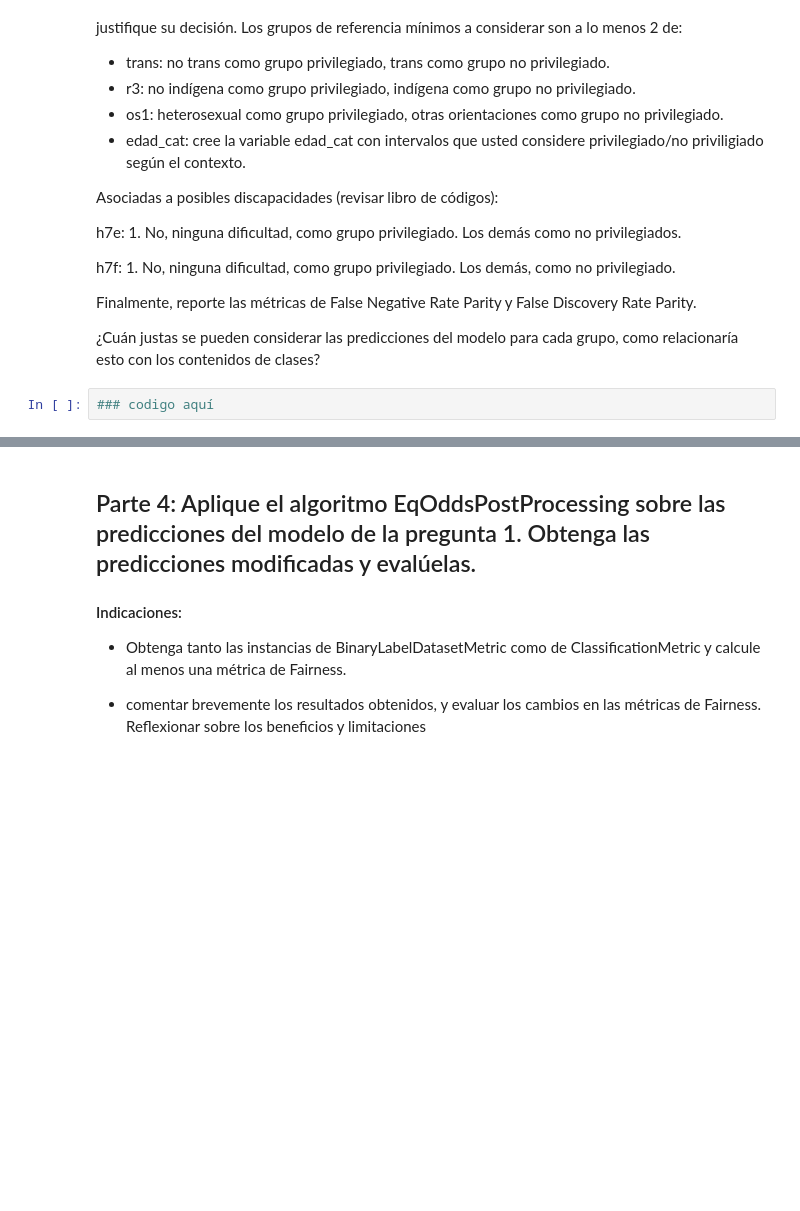
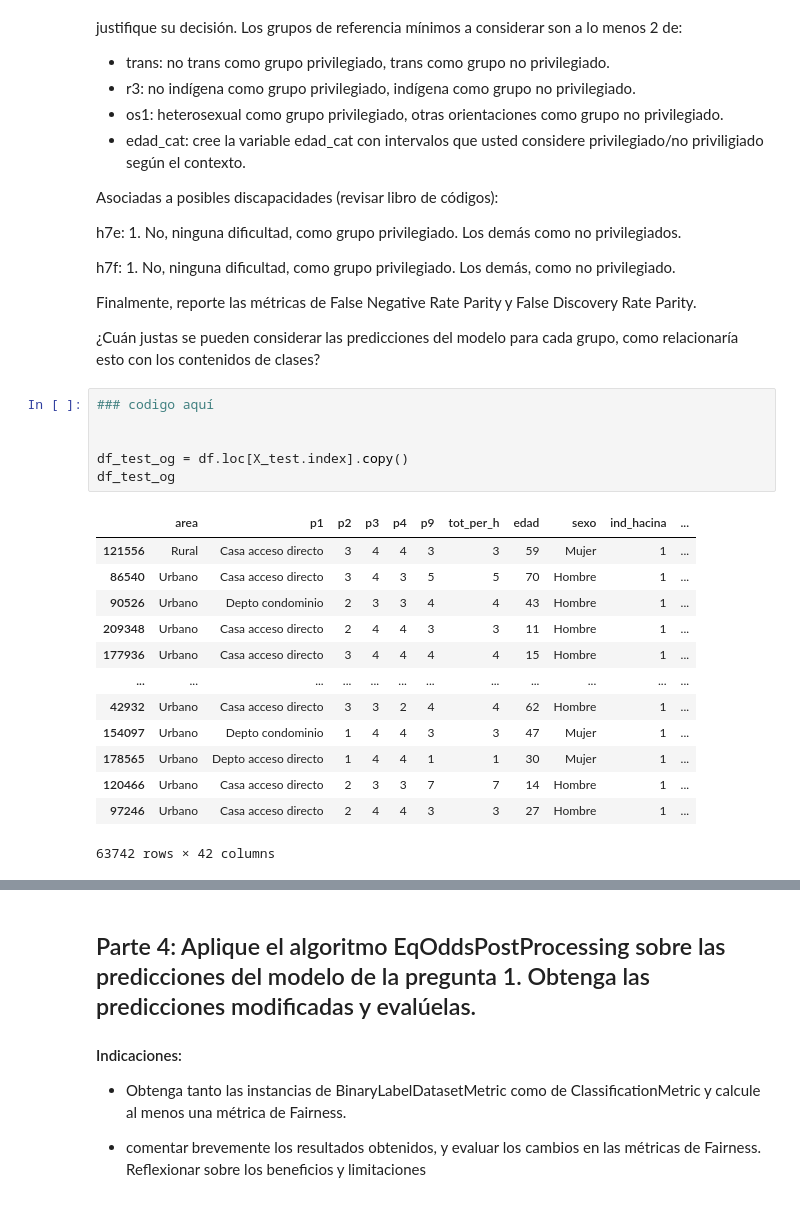
Before and after one commit to wbguc/taller-2, a Jupyter notebook: Taller_sumativo_2.ipynb, the cells around one changed output, grey strips where cells are left out. Saved outputs shown, nothing was run; the diff lists cells and outputs as text; blank space fills up the shorter version.

```diff
--- a/Taller_sumativo_2.ipynb
+++ b/Taller_sumativo_2.ipynb
@@ -231,3 +229,21 @@ Finalmente, reporte las métricas de False Negative Rate Parity y False Discover
 ¿Cuán justas se pueden considerar las predicciones del modelo para cada grupo, como relacionaría esto con los contenidos de clases?
 # %%
 ### codigo aquí
+
+
+df_test_og = df.loc[X_test.index].copy()
+df_test_og
+# %% [output]
+|  | area | p1 | p2 | p3 | p4 | p9 | tot_per_h | edad | sexo | ind_hacina | ... |
+| 121556 | Rural | Casa acceso directo | 3 | 4 | 4 | 3 | 3 | 59 | Mujer | 1 | ... |
+| 86540 | Urbano | Casa acceso directo | 3 | 4 | 3 | 5 | 5 | 70 | Hombre | 1 | ... |
+| 90526 | Urbano | Depto condominio | 2 | 3 | 3 | 4 | 4 | 43 | Hombre | 1 | ... |
+| 209348 | Urbano | Casa acceso directo | 2 | 4 | 4 | 3 | 3 | 11 | Hombre | 1 | ... |
+| 177936 | Urbano | Casa acceso directo | 3 | 4 | 4 | 4 | 4 | 15 | Hombre | 1 | ... |
+| ... | ... | ... | ... | ... | ... | ... | ... | ... | ... | ... | ... |
+| 42932 | Urbano | Casa acceso directo | 3 | 3 | 2 | 4 | 4 | 62 | Hombre | 1 | ... |
+| 154097 | Urbano | Depto condominio | 1 | 4 | 4 | 3 | 3 | 47 | Mujer | 1 | ... |
+| 178565 | Urbano | Depto acceso directo | 1 | 4 | 4 | 1 | 1 | 30 | Mujer | 1 | ... |
+| 120466 | Urbano | Casa acceso directo | 2 | 3 | 3 | 7 | 7 | 14 | Hombre | 1 | ... |
+| 97246 | Urbano | Casa acceso directo | 2 | 4 | 4 | 3 | 3 | 27 | Hombre | 1 | ... |
+63742 rows × 42 columns
```
Also changed, not shown: parts of 4 cells of this notebook.
